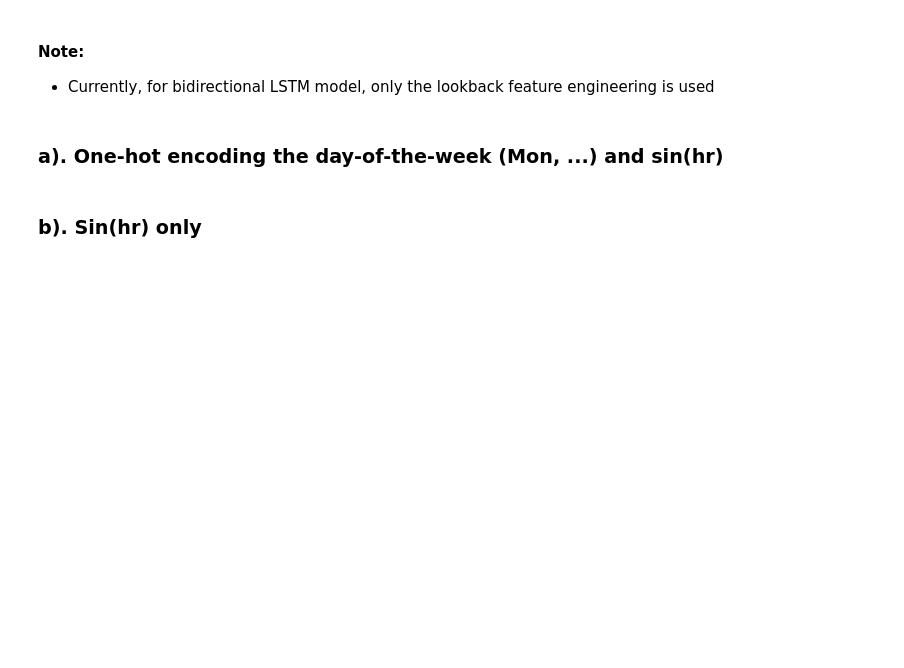
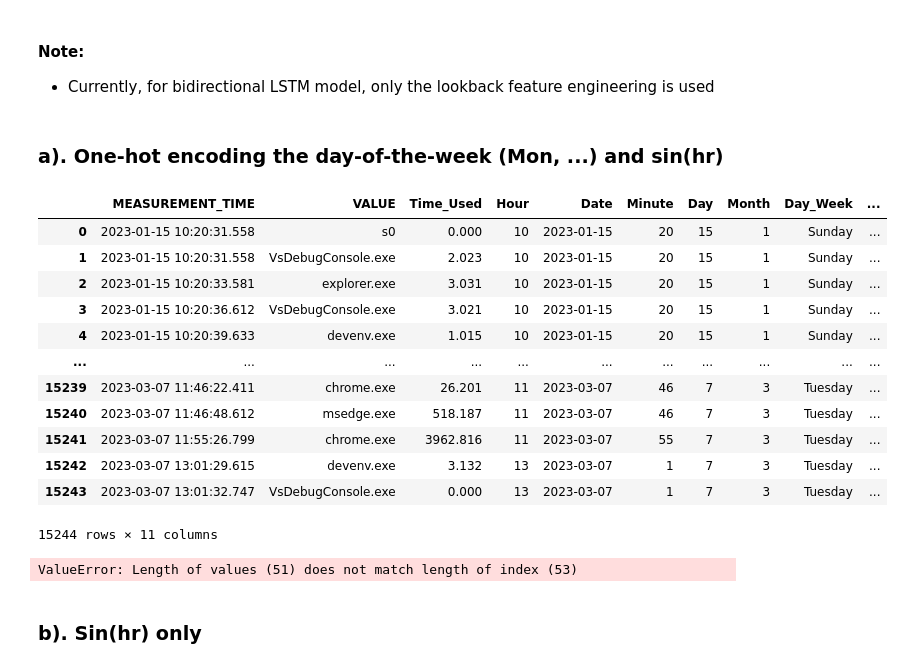
Before and after one commit to miloncl/System-Usage-Analysis, a Jupyter notebook: notebooks/LSTM_RNN.ipynb, the cells around one changed output. Drawn from its saved outputs; the diff is of its cells as text; code cells hidden in the pictures; blank space fills up the shorter version.

```diff
--- a/notebooks/LSTM_RNN.ipynb
+++ b/notebooks/LSTM_RNN.ipynb
@@ -214,6 +195,26 @@ def oh_day_sin_hr(apps, app_name):
     X = np.array(X)
 
     return X, y
+# %%
+all_time_df
+# %% [output]
+|  | MEASUREMENT_TIME | VALUE | Time_Used | Hour | Date | Minute | Day | Month | Day_Week | ... |
+| 0 | 2023-01-15 10:20:31.558 | s0 | 0.000 | 10 | 2023-01-15 | 20 | 15 | 1 | Sunday | ... |
+| 1 | 2023-01-15 10:20:31.558 | VsDebugConsole.exe | 2.023 | 10 | 2023-01-15 | 20 | 15 | 1 | Sunday | ... |
+| 2 | 2023-01-15 10:20:33.581 | explorer.exe | 3.031 | 10 | 2023-01-15 | 20 | 15 | 1 | Sunday | ... |
+| 3 | 2023-01-15 10:20:36.612 | VsDebugConsole.exe | 3.021 | 10 | 2023-01-15 | 20 | 15 | 1 | Sunday | ... |
+| 4 | 2023-01-15 10:20:39.633 | devenv.exe | 1.015 | 10 | 2023-01-15 | 20 | 15 | 1 | Sunday | ... |
+| ... | ... | ... | ... | ... | ... | ... | ... | ... | ... | ... |
+| 15239 | 2023-03-07 11:46:22.411 | chrome.exe | 26.201 | 11 | 2023-03-07 | 46 | 7 | 3 | Tuesday | ... |
+| 15240 | 2023-03-07 11:46:48.612 | msedge.exe | 518.187 | 11 | 2023-03-07 | 46 | 7 | 3 | Tuesday | ... |
+| 15241 | 2023-03-07 11:55:26.799 | chrome.exe | 3962.816 | 11 | 2023-03-07 | 55 | 7 | 3 | Tuesday | ... |
+| 15242 | 2023-03-07 13:01:29.615 | devenv.exe | 3.132 | 13 | 2023-03-07 | 1 | 7 | 3 | Tuesday | ... |
+| 15243 | 2023-03-07 13:01:32.747 | VsDebugConsole.exe | 0.000 | 13 | 2023-03-07 | 1 | 7 | 3 | Tuesday | ... |
+15244 rows × 11 columns
+# %%
+X, y = oh_day_sin_hr(apps, 'chrome.exe')
+# %% [output]
+ValueError: Length of values (51) does not match length of index (53)
 # %% [markdown]
 ### b). Sin(hr) only
 # %%
```
Also changed, not shown: parts of 25 cells of this notebook, 5 other files.
